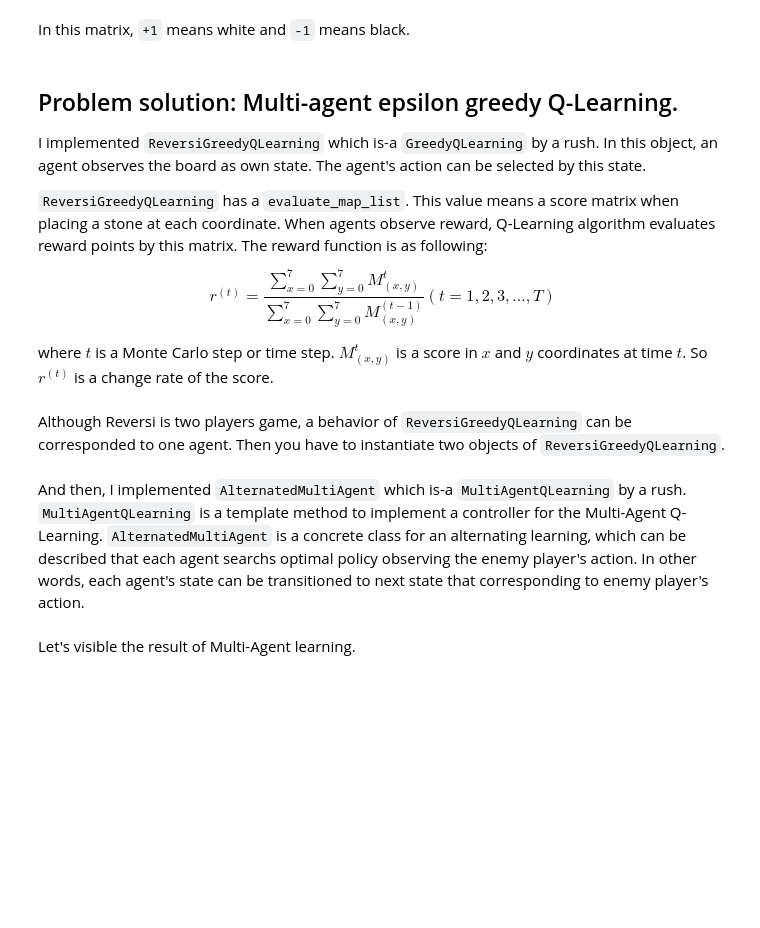
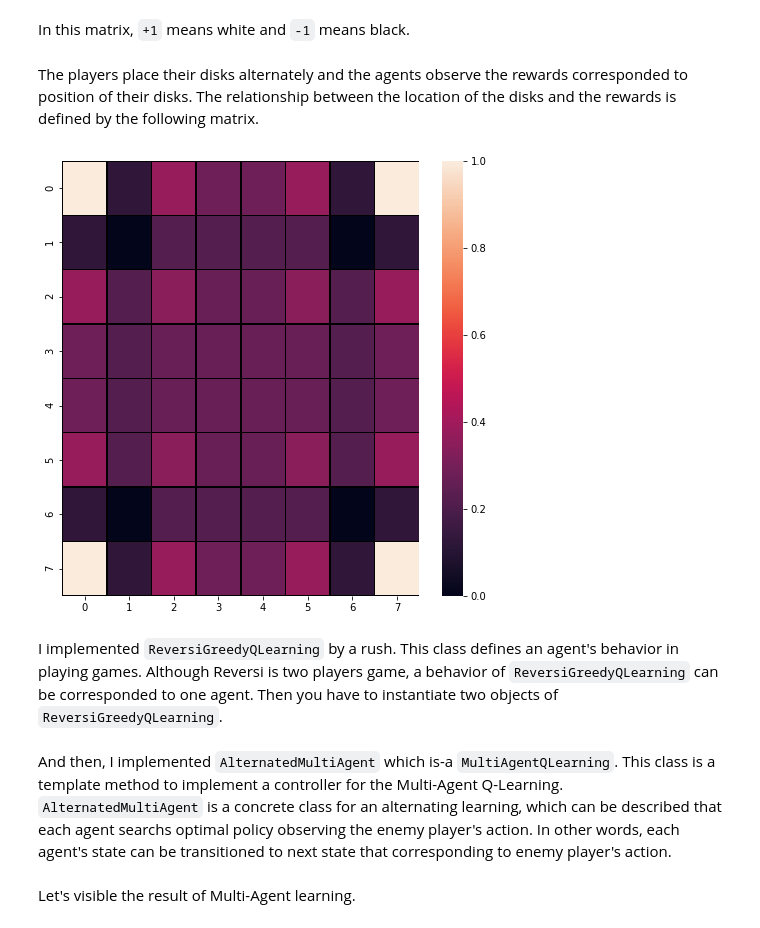
Before and after one commit to accel-brain/accel-brain-code, a Jupyter notebook: Reinforcement-Learning/reversi_by_multiagent_q_learning.ipynb, the cells around one changed output. Cells and saved outputs as stored; diff of their text form; code cells hidden in the pictures; blank space fills up the shorter version.

```diff
--- a/Reinforcement-Learning/reversi_by_multiagent_q_learning.ipynb
+++ b/Reinforcement-Learning/reversi_by_multiagent_q_learning.ipynb
@@ -41,17 +42,32 @@ sns.heatmap(
 # %% [markdown]
 In this matrix, `+1` means white and `-1` means black.
-# %% [markdown]
-## Problem solution: Multi-agent epsilon greedy Q-Learning.
-
-I implemented `ReversiGreedyQLearning` which is-a `GreedyQLearning` by a rush. In this object, an agent observes the board as own state. The agent's action can be selected by this state.
-
-`ReversiGreedyQLearning` has a `evaluate_map_list`. This value means a score matrix when placing a stone at each coordinate. When agents observe reward, Q-Learning algorithm evaluates reward points by this matrix. The reward function is as following:
-
-$$r^{(t)} = \frac{\sum_{x=0}^{7}\sum_{y=0}^{7} M^{t}_{(x, y)}}{\sum_{x=0}^{7}\sum_{y=0}^{7} M^{(t-1)}_{(x, y)}} (t = 1, 2, 3, ..., T)$$
-
-where $t$ is a Monte Carlo step or time step. $M^{t}_{(x, y)}$ is a score in $x$ and $y$ coordinates at time $t$. So $r^{(t)}$ is a change rate of the score.
+# %% [markdown]
+The players place their disks alternately and the agents observe the rewards corresponded to position of their disks. The relationship between the location of the disks and the rewards is defined by the following matrix.
+# %%
+evaluate_map_arr = np.array([
+    [120,-20, 20,  5,  5, 20,-20,120],
+    [-20,-40, -5, -5, -5, -5,-40,-20],
+    [ 20, -5, 15,  3,  3, 15, -5, 20],
+    [  5, -5,  3,  3,  3,  3, -5,  5],
+    [  5, -5,  3,  3,  3,  3, -5,  5],
+    [ 20, -5, 15,  3,  3, 15, -5, 20],
+    [-20,-40, -5, -5, -5, -5,-40,-20],
+    [120,-20, 20,  5,  5, 20,-20,120]
+])
+evaluate_map_arr = (evaluate_map_arr - evaluate_map_arr.min()) / (evaluate_map_arr.max() - evaluate_map_arr.min())
+
+fig = plt.figure(figsize=(8, 8))
+sns.heatmap(
+    evaluate_map_arr,
+    linewidths=.5,
+    linecolor="black"
+)
+plt.show()
+plt.close()
+# %% [output]
+[figure, added]
 # %% [markdown]
-Although Reversi is two players game, a behavior of `ReversiGreedyQLearning` can be corresponded to one agent. Then you have to instantiate two objects of `ReversiGreedyQLearning`.
+I implemented `ReversiGreedyQLearning` by a rush. This class defines an agent's behavior in playing games. Although Reversi is two players game, a behavior of `ReversiGreedyQLearning` can be corresponded to one agent. Then you have to instantiate two objects of `ReversiGreedyQLearning`.
 # %%
 from devsample.reversi_greedy_q_learning import ReversiGreedyQLearning
 
@@ -63,5 +82,5 @@ black_player.epsilon_greedy_rate = 0.7
 # %% [markdown]
-And then, I implemented `AlternatedMultiAgent` which is-a `MultiAgentQLearning` by a rush. `MultiAgentQLearning` is a template method to implement a controller for the Multi-Agent Q-Learning. `AlternatedMultiAgent` is a concrete class for an alternating learning, which can be described that each agent searchs optimal policy observing the enemy player's action. In other words, each agent's state can be transitioned to next state that corresponding to enemy player's action.
+And then, I implemented `AlternatedMultiAgent` which is-a `MultiAgentQLearning`. This class is a template method to implement a controller for the Multi-Agent Q-Learning. `AlternatedMultiAgent` is a concrete class for an alternating learning, which can be described that each agent searchs optimal policy observing the enemy player's action. In other words, each agent's state can be transitioned to next state that corresponding to enemy player's action.
 # %%
 from pyqlearning.multiagentqlearning.alternated_multi_agent import AlternatedMultiAgent
 
```
Also changed, not shown: parts of 13 cells of this notebook, 2 other files.
